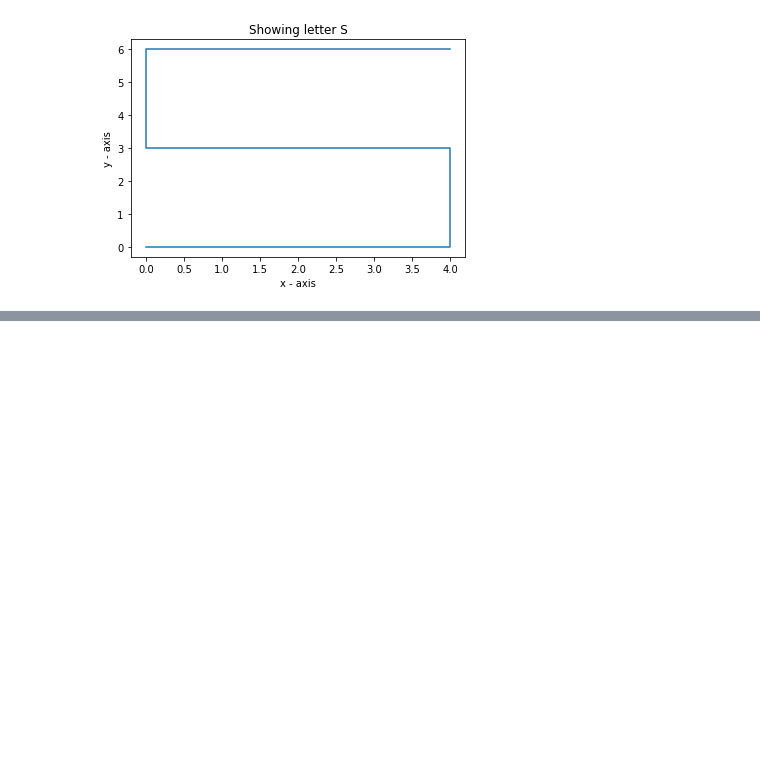
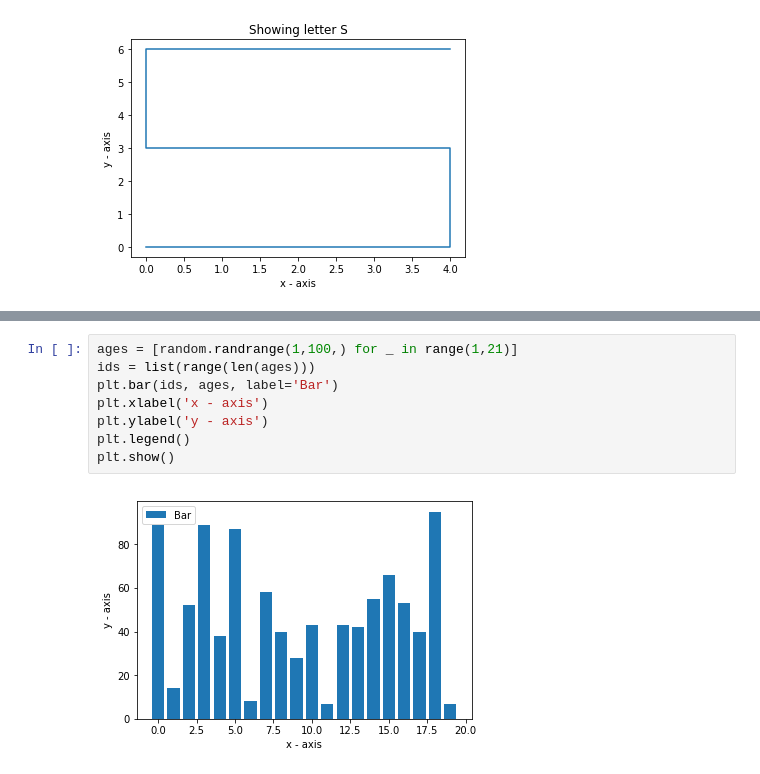
Before and after one commit to surya1singh/matplotlib_examples, a Jupyter notebook: basic.ipynb, the cells around one changed output, grey strips where cells are left out. Drawn from its saved outputs; the diff is of its cells as text; blank space fills up the shorter version.

```diff
--- a/basic.ipynb
+++ b/basic.ipynb
@@ -27,0 +58,10 @@ plt.show()
+# %%
+ages = [random.randrange(1,100,) for _ in range(1,21)]
+ids = list(range(len(ages)))
+plt.bar(ids, ages, label='Bar')
+plt.xlabel('x - axis')
+plt.ylabel('y - axis')
+plt.legend()
+plt.show()
+# %% [output]
+[figure, added]
```
Also changed, not shown: parts of 7 cells of this notebook.
